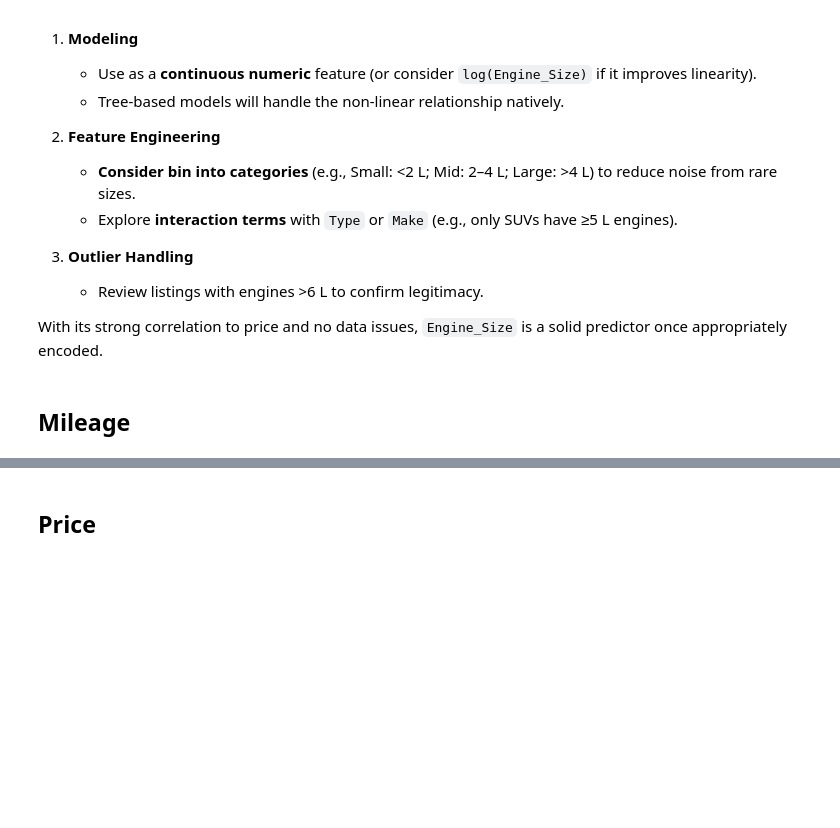
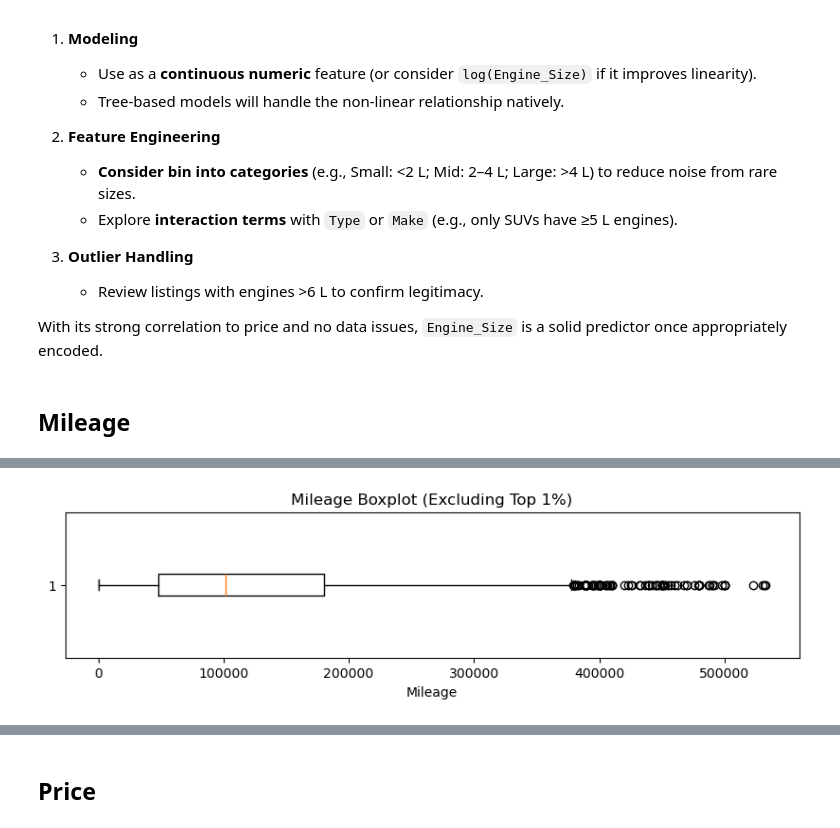
Before and after one commit to RioPramana21/Ctrl-Price-Taking-Control-of-Used-Car-Valuations-with-ML, a Jupyter notebook: code_files/project_code.ipynb, the cells around one changed output, grey strips where cells are left out. Saved outputs shown, nothing was run; the diff lists cells and outputs as text; code cells hidden in the pictures; blank space fills up the shorter version.

```diff
--- a/code_files/project_code.ipynb
+++ b/code_files/project_code.ipynb
@@ -1557,0 +1618,8 @@ With its strong correlation to price and no data issues, `Engine_Size` is a soli
+# %%
+plt.figure(figsize=(10, 2))
+plt.boxplot(mileage[mileage <= percentile_99], vert=False)
+plt.title('Mileage Boxplot (Excluding Top 1%)')
+plt.xlabel('Mileage')
+plt.show()
+# %% [output]
+[figure, added]
```
Also changed, not shown: parts of 8 cells of this notebook.
